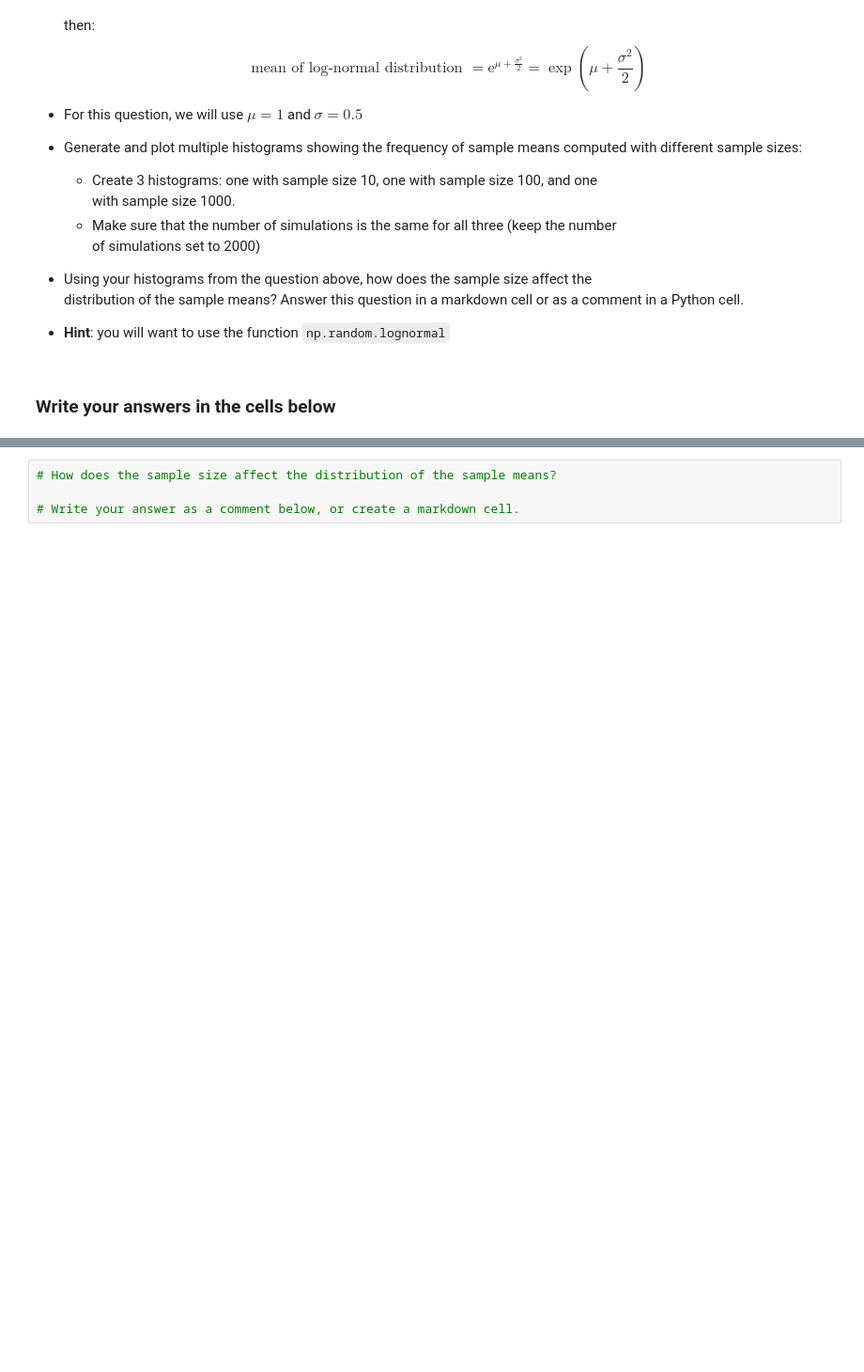
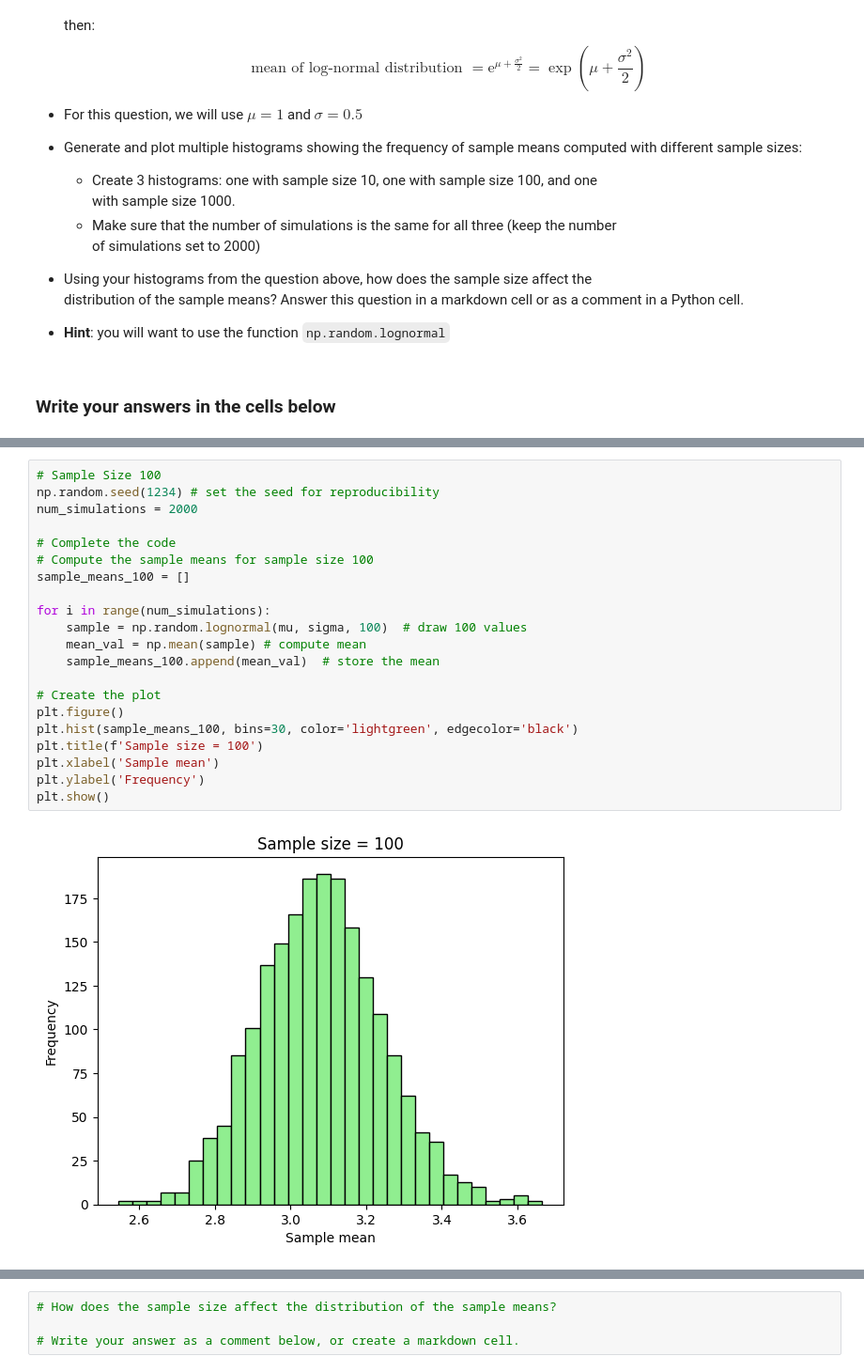
Before and after one commit to joycheng88/qtm151fall2025, a Jupyter notebook: Assignments/assignment_4/Assignment4.ipynb, the cells around one changed output, grey strips where cells are left out. Shown: that part at 94% size. Saved outputs shown, nothing was run; the diff lists cells and outputs as text; blank space fills up the shorter version.

```diff
--- a/Assignments/assignment_4/Assignment4.ipynb
+++ b/Assignments/assignment_4/Assignment4.ipynb
@@ -194,0 +205,23 @@ num_simulations = 2000
+# %%
+# Sample Size 100
+np.random.seed(1234) # set the seed for reproducibility
+num_simulations = 2000
+
+# Complete the code
+# Compute the sample means for sample size 100
+sample_means_100 = []
+
+for i in range(num_simulations):
+    sample = np.random.lognormal(mu, sigma, 100)  # draw 100 values
+    mean_val = np.mean(sample) # compute mean
+    sample_means_100.append(mean_val)  # store the mean
+
+# Create the plot
+plt.figure()
+plt.hist(sample_means_100, bins=30, color='lightgreen', edgecolor='black')
+plt.title(f'Sample size = 100')
+plt.xlabel('Sample mean')
+plt.ylabel('Frequency')
+plt.show()
+# %% [output]
+[figure, added]
```
Also changed, not shown: parts of 8 cells of this notebook, 1 other file.
